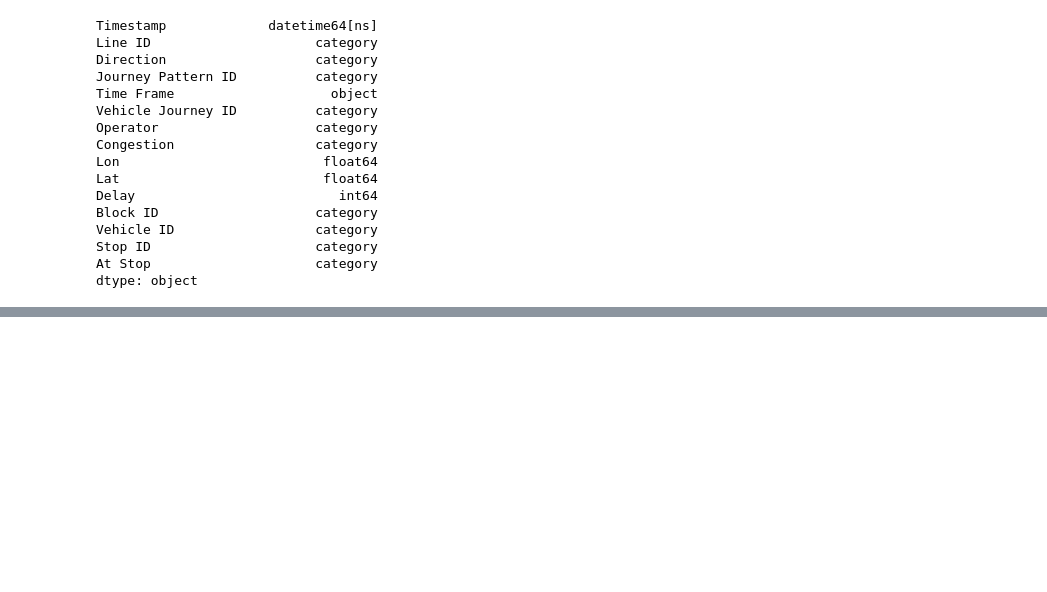
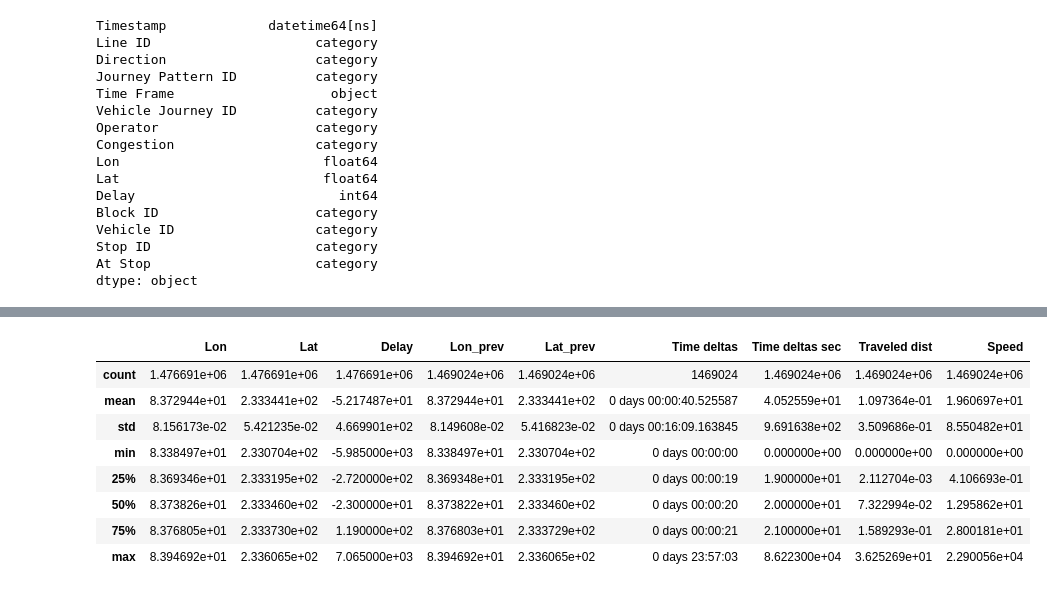
Before and after one commit to Cubbee/public-transport-stops-challenge, a Jupyter notebook: Dublin exploration.ipynb, the cells around one changed output, grey strips where cells are left out. Drawn from its saved outputs; the diff is of its cells as text; code cells hidden in the pictures; blank space fills up the shorter version.

```diff
--- a/Dublin exploration.ipynb
+++ b/Dublin exploration.ipynb
@@ -165,0 +202,36 @@ lon step: 0.21km
+# %%
+%%time
+from timeit import default_timer
+idx = 0
+df_with_speeds = []
+unique_line_ids = df['Line ID'].unique()
+print(len(unique_line_ids), 'unique line ids')
+
+for line_id in unique_line_ids:
+    line_id_df = df[df['Line ID'] == line_id]
+
+    unique_journeys = line_id_df['Vehicle Journey ID'].unique()
+    print(len(unique_journeys), 'unique journeys')
+
+    t = default_timer()
+    for journey_id in unique_journeys:
+        idx += 1
+        if idx % 100 == 0:
+            print(idx, default_timer() - t)
+            t = default_timer()
+
+        journey_df = line_id_df[line_id_df['Vehicle Journey ID'] == journey_id]
+        if len(journey_df) < 2:
+            continue
+
+        journey_df = journey_df.sort_values('Timestamp')
+        journey_df = journey_df.join(journey_df[['Timestamp', 'Lon', 'Lat']].shift(), rsuffix='_prev')
+        journey_df['Time deltas'] = journey_df['Timestamp'] - journey_df['Timestamp_prev']
+        journey_df['Time deltas sec'] = journey_df['Time deltas'].astype('timedelta64[s]')
+        journey_df['Traveled dist'] = np.apply_along_axis(numpy_dist, 1, journey_df[['Lon', 'Lat', 'Lon_prev', 'Lat_prev']].values)
+        journey_df['Speed'] = 3600 * journey_df['Traveled dist'] / journey_df['Time deltas sec']
+        journey_df.loc[journey_df['Time deltas sec'] == 0, 'Speed'] = 0
+
+        df_with_speeds.append(journey_df)
+
+df_with_speeds = pd.concat(df_with_speeds)
@@ -166 +256,13 @@ lon step: 0.21km
+# %%
+df_with_speeds.describe()
+# %% [output]
+|  | Lon | Lat | Delay | Lon_prev | Lat_prev | Time deltas | Time deltas sec | Traveled dist | Speed |
+| count | 1.476691e+06 | 1.476691e+06 | 1.476691e+06 | 1.469024e+06 | 1.469024e+06 | 1469024 | 1.469024e+06 | 1.469024e+06 | 1.469024e+06 |
+| mean | 8.372944e+01 | 2.333441e+02 | -5.217487e+01 | 8.372944e+01 | 2.333441e+02 | 0 days 00:00:40.525587 | 4.052559e+01 | 1.097364e-01 | 1.960697e+01 |
+| std | 8.156173e-02 | 5.421235e-02 | 4.669901e+02 | 8.149608e-02 | 5.416823e-02 | 0 days 00:16:09.163845 | 9.691638e+02 | 3.509686e-01 | 8.550482e+01 |
+| min | 8.338497e+01 | 2.330704e+02 | -5.985000e+03 | 8.338497e+01 | 2.330704e+02 | 0 days 00:00:00 | 0.000000e+00 | 0.000000e+00 | 0.000000e+00 |
+| 25% | 8.369346e+01 | 2.333195e+02 | -2.720000e+02 | 8.369348e+01 | 2.333195e+02 | 0 days 00:00:19 | 1.900000e+01 | 2.112704e-03 | 4.106693e-01 |
+| 50% | 8.373826e+01 | 2.333460e+02 | -2.300000e+01 | 8.373822e+01 | 2.333460e+02 | 0 days 00:00:20 | 2.000000e+01 | 7.322994e-02 | 1.295862e+01 |
+| 75% | 8.376805e+01 | 2.333730e+02 | 1.190000e+02 | 8.376803e+01 | 2.333729e+02 | 0 days 00:00:21 | 2.100000e+01 | 1.589293e-01 | 2.800181e+01 |
+| max | 8.394692e+01 | 2.336065e+02 | 7.065000e+03 | 8.394692e+01 | 2.336065e+02 | 0 days 23:57:03 | 8.622300e+04 | 3.625269e+01 | 2.290056e+04 |
 # %%
```
Also changed, not shown: parts of 18 cells of this notebook, 1 other file.
